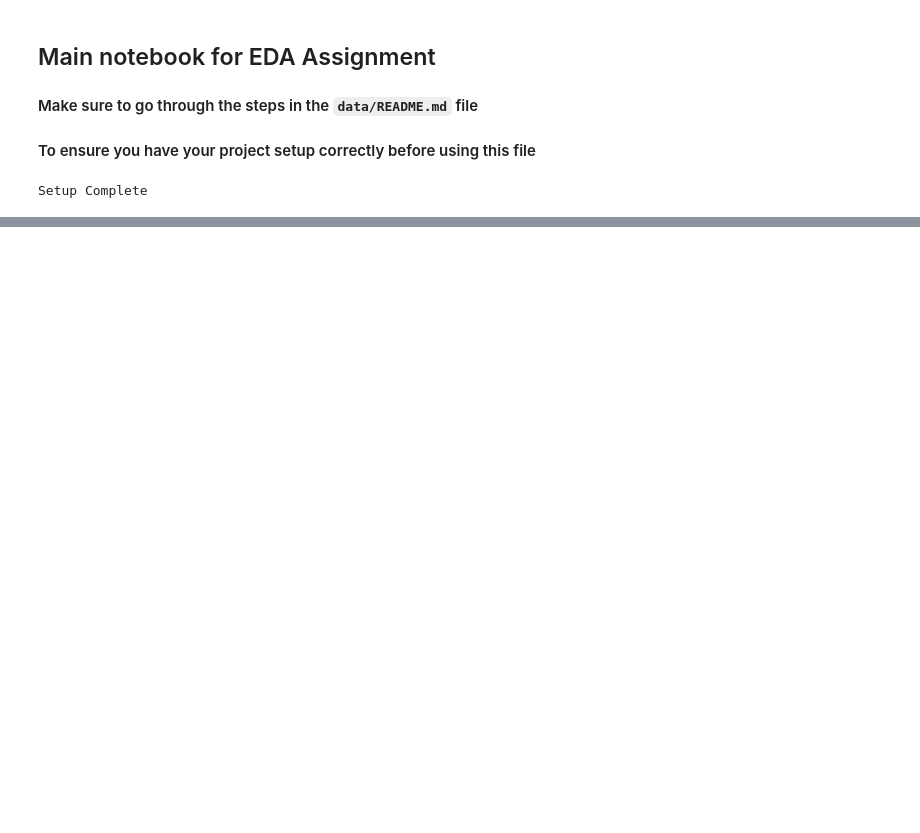
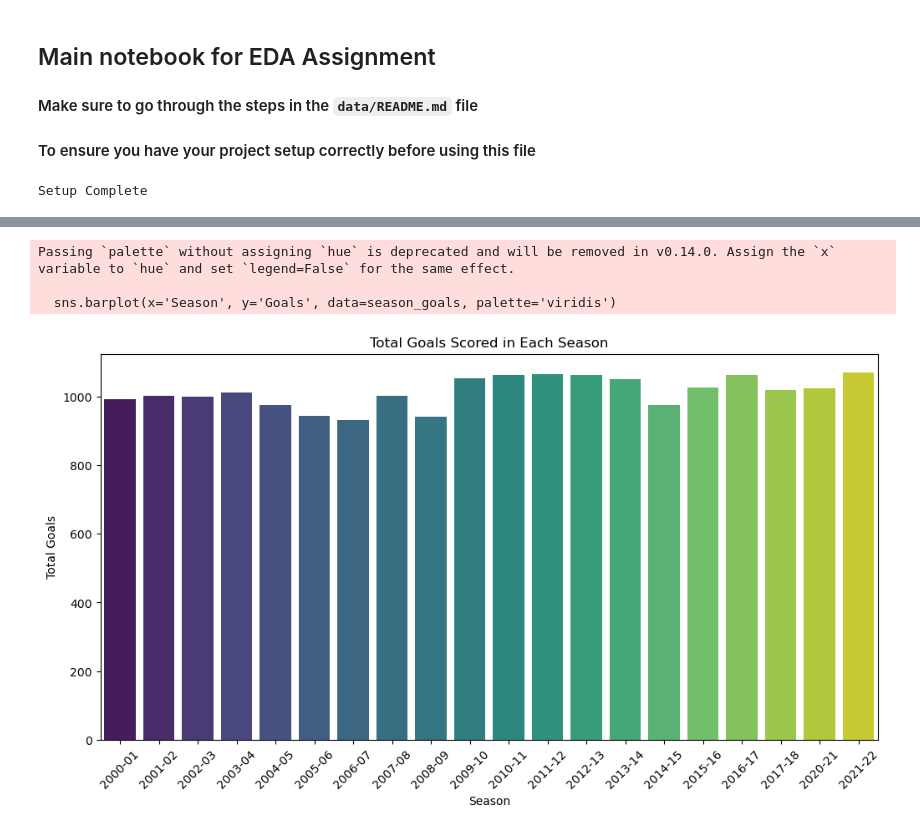
Before and after one commit to kadevirgil/CS4580_EDA, a Jupyter notebook: main.ipynb, the cells around one changed output, grey strips where cells are left out. Saved outputs shown, nothing was run; the diff lists cells and outputs as text; code cells hidden in the pictures; blank space fills up the shorter version.

```diff
--- a/main.ipynb
+++ b/main.ipynb
@@ -63,0 +195,49 @@ results_data.head()
+# %%
+# 6. Goals scored in each season
+# Calculate the total goals scored in each season
+season_2000_01_goals = season_2000_01['FTHG'].sum() + season_2000_01['FTAG'].sum()
+season_2001_02_goals = season_2001_02['FTHG'].sum() + season_2001_02['FTAG'].sum()
+season_2002_03_goals = season_2002_03['FTHG'].sum() + season_2002_03['FTAG'].sum()
+season_2003_04_goals = season_2003_04['FTHG'].sum() + season_2003_04['FTAG'].sum()
+season_2004_05_goals = season_2004_05['FTHG'].sum() + season_2004_05['FTAG'].sum()
+season_2005_06_goals = season_2005_06['FTHG'].sum() + season_2005_06['FTAG'].sum()
+season_2006_07_goals = season_2006_07['FTHG'].sum() + season_2006_07['FTAG'].sum()
+season_2007_08_goals = season_2007_08['FTHG'].sum() + season_2007_08['FTAG'].sum()
+season_2008_09_goals = season_2008_09['FTHG'].sum() + season_2008_09['FTAG'].sum()
+season_2009_10_goals = season_2009_10['FTHG'].sum() + season_2009_10['FTAG'].sum()
+season_2010_11_goals = season_2010_11['FTHG'].sum() + season_2010_11['FTAG'].sum()
+season_2011_12_goals = season_2011_12['FTHG'].sum() + season_2011_12['FTAG'].sum()
+season_2012_13_goals = season_2012_13['FTHG'].sum() + season_2012_13['FTAG'].sum()
+season_2013_14_goals = season_2013_14['FTHG'].sum() + season_2013_14['FTAG'].sum()
+season_2014_15_goals = season_2014_15['FTHG'].sum() + season_2014_15['FTAG'].sum()
+season_2015_16_goals = season_2015_16['FTHG'].sum() + season_2015_16['FTAG'].sum()
+season_2016_17_goals = season_2016_17['FTHG'].sum() + season_2016_17['FTAG'].sum()
+season_2017_18_goals = season_2017_18['FTHG'].sum() + season_2017_18['FTAG'].sum()
+season_2020_21_goals = season_2020_21['FTHG'].sum() + season_2020_21['FTAG'].sum()
+season_2021_22_goals = season_2021_22['FTHG'].sum() + season_2021_22['FTAG'].sum()
+
+# Create a DataFrame with the total goals scored in each season
+season_goals = pd.DataFrame({'Season': ['2000-01', '2001-02', '2002-03', '2003-04', '2004-05', '2005-06', '2006-07',
+                                        '2007-08', '2008-09', '2009-10', '2010-11', '2011-12', '2012-13', '2013-14',
+                                        '2014-15', '2015-16', '2016-17', '2017-18', '2020-21', '2021-22'],
+                             'Goals': [season_2000_01_goals, season_2001_02_goals, season_2002_03_goals,
+                                       season_2003_04_goals, season_2004_05_goals, season_2005_06_goals,
+                                       season_2006_07_goals, season_2007_08_goals, season_2008_09_goals,
+                                       season_2009_10_goals, season_2010_11_goals, season_2011_12_goals,
+                                       season_2012_13_goals, season_2013_14_goals, season_2014_15_goals,
+                                       season_2015_16_goals, season_2016_17_goals, season_2017_18_goals,
+                                       season_2020_21_goals, season_2021_22_goals]})
+
+# Plot the total goals scored in each season
+plt.figure(figsize=(12, 6))
+sns.barplot(x='Season', y='Goals', data=season_goals, palette='viridis')
+plt.title('Total Goals Scored in Each Season')
+plt.xlabel('Season')
+plt.ylabel('Total Goals')
+plt.xticks(rotation=45)
+plt.show()
+# %% [output]
+Passing `palette` without assigning `hue` is deprecated and will be removed in v0.14.0. Assign the `x` variable to `hue` and set `legend=False` for the same effect.
+
+  sns.barplot(x='Season', y='Goals', data=season_goals, palette='viridis')
+[figure, added]
```
Also changed, not shown: parts of 11 cells of this notebook.
